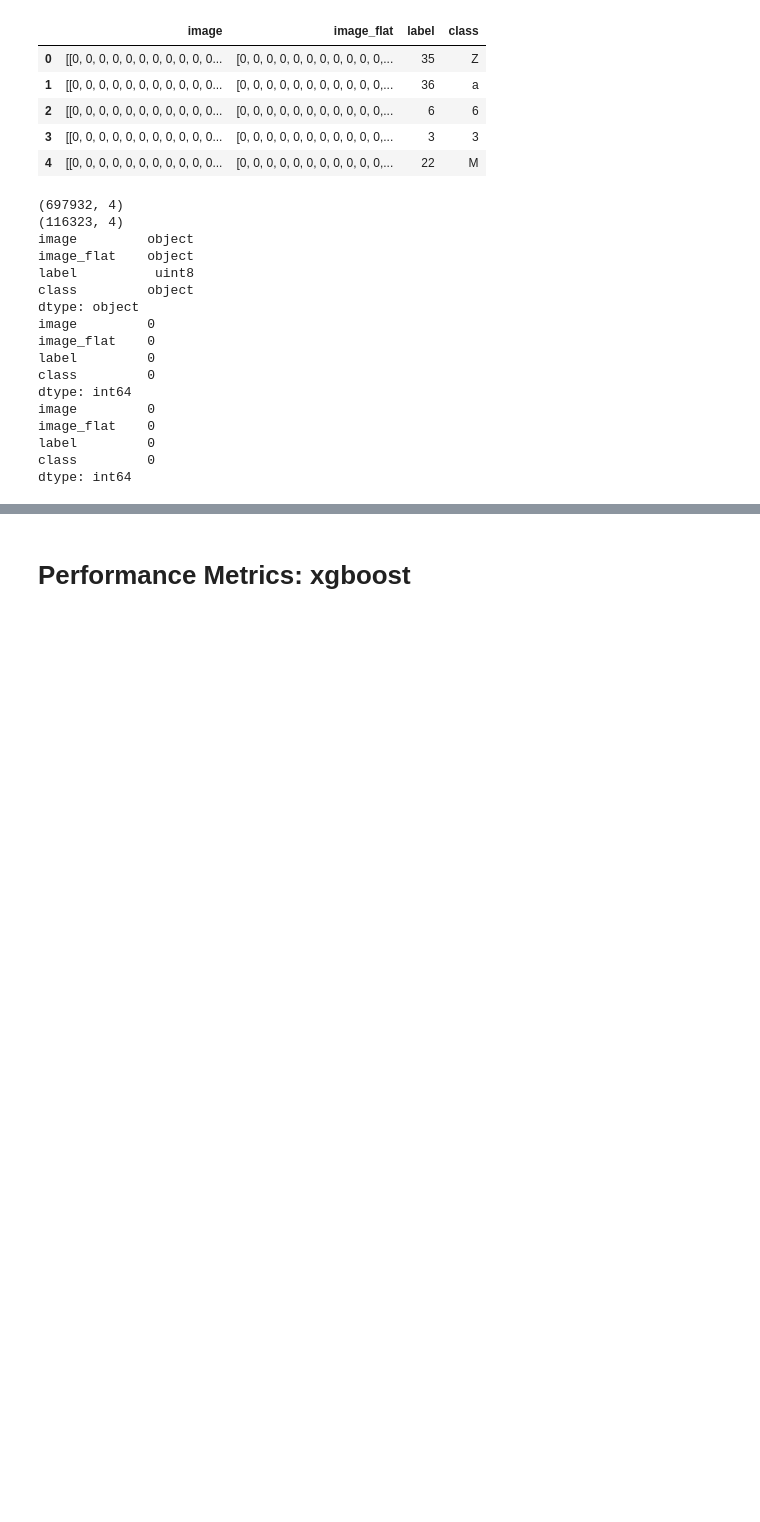
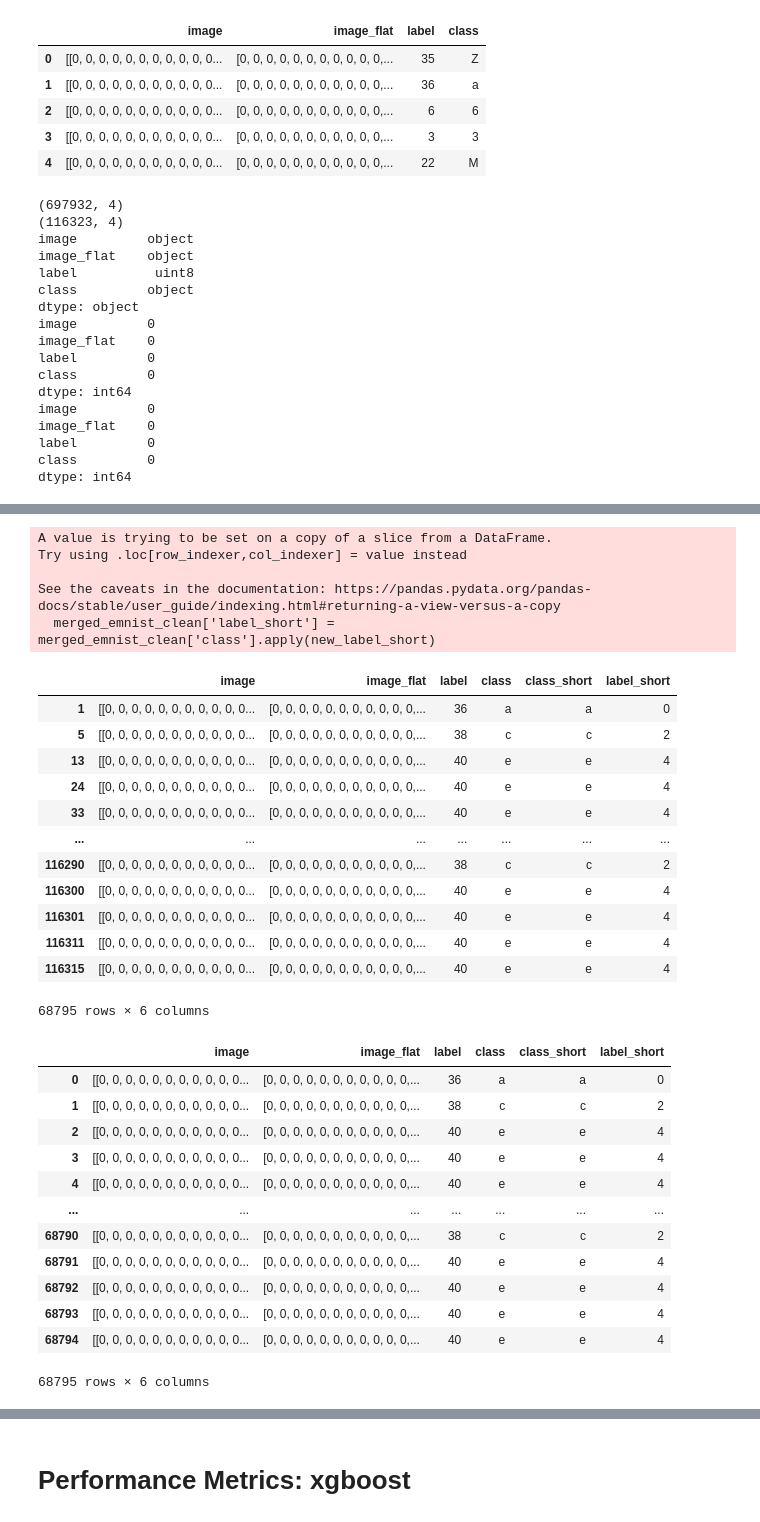
Before and after one commit to Kcole3/datasci_223, a Jupyter notebook: exercises/4-classification/Classification.ipynb, the cells around one changed output, grey strips where cells are left out. Saved outputs shown, nothing was run; the diff lists cells and outputs as text; code cells hidden in the pictures; blank space fills up the shorter version.

```diff
--- a/exercises/4-classification/Classification.ipynb
+++ b/exercises/4-classification/Classification.ipynb
@@ -307,3 +307,10 @@ valid_01.reset_index(drop=True, inplace=True)
 metrics_dict = {}
 
 # show_grid(train_01[:25], title="First 25 images of 0's and 1's")
+# %%
+#Create a symbols list for the data
+
+symbols_short = ['a', 'b', 'c', 'd', 'e', 'f', 'g']
+
+merged_emnist = pd.concat([train, valid], axis=0) #merge together the two datasets, so can split up into different train/test sets
+display(merged_emnist)
@@ -309,0 +331,46 @@ metrics_dict = {}
+# %%
+new_label_short = lambda x: symbols_short.index(x)
+
+merged_emnist['class_short'] = merged_emnist['class'].where(merged_emnist['class'].astype(str).str.contains('|'.join(symbols_short)), None)
+merged_emnist_clean = merged_emnist[merged_emnist['class_short'].notnull()]
+merged_emnist_clean['label_short'] = merged_emnist_clean['class'].apply(new_label_short)
+
+display(merged_emnist_clean)
+
+mask_clean = merged_emnist_clean['class_short'].apply(lambda x: x in symbols_short) #masking is a method of indexing in pandas
+merged_final = merged_emnist_clean[mask_clean]
+merged_final.reset_index(drop=True, inplace=True)
+
+display(merged_final)
+# %% [output]
+A value is trying to be set on a copy of a slice from a DataFrame.
+Try using .loc[row_indexer,col_indexer] = value instead
+
+See the caveats in the documentation: https://pandas.pydata.org/pandas-docs/stable/user_guide/indexing.html#returning-a-view-versus-a-copy
+  merged_emnist_clean['label_short'] = merged_emnist_clean['class'].apply(new_label_short)
+|  | image | image_flat | label | class | class_short | label_short |
+| 1 | [[0, 0, 0, 0, 0, 0, 0, 0, 0, 0, 0... | [0, 0, 0, 0, 0, 0, 0, 0, 0, 0, 0,... | 36 | a | a | 0 |
+| 5 | [[0, 0, 0, 0, 0, 0, 0, 0, 0, 0, 0... | [0, 0, 0, 0, 0, 0, 0, 0, 0, 0, 0,... | 38 | c | c | 2 |
+| 13 | [[0, 0, 0, 0, 0, 0, 0, 0, 0, 0, 0... | [0, 0, 0, 0, 0, 0, 0, 0, 0, 0, 0,... | 40 | e | e | 4 |
+| 24 | [[0, 0, 0, 0, 0, 0, 0, 0, 0, 0, 0... | [0, 0, 0, 0, 0, 0, 0, 0, 0, 0, 0,... | 40 | e | e | 4 |
+| 33 | [[0, 0, 0, 0, 0, 0, 0, 0, 0, 0, 0... | [0, 0, 0, 0, 0, 0, 0, 0, 0, 0, 0,... | 40 | e | e | 4 |
+| ... | ... | ... | ... | ... | ... | ... |
+| 116290 | [[0, 0, 0, 0, 0, 0, 0, 0, 0, 0, 0... | [0, 0, 0, 0, 0, 0, 0, 0, 0, 0, 0,... | 38 | c | c | 2 |
+| 116300 | [[0, 0, 0, 0, 0, 0, 0, 0, 0, 0, 0... | [0, 0, 0, 0, 0, 0, 0, 0, 0, 0, 0,... | 40 | e | e | 4 |
+| 116301 | [[0, 0, 0, 0, 0, 0, 0, 0, 0, 0, 0... | [0, 0, 0, 0, 0, 0, 0, 0, 0, 0, 0,... | 40 | e | e | 4 |
+| 116311 | [[0, 0, 0, 0, 0, 0, 0, 0, 0, 0, 0... | [0, 0, 0, 0, 0, 0, 0, 0, 0, 0, 0,... | 40 | e | e | 4 |
+| 116315 | [[0, 0, 0, 0, 0, 0, 0, 0, 0, 0, 0... | [0, 0, 0, 0, 0, 0, 0, 0, 0, 0, 0,... | 40 | e | e | 4 |
+68795 rows × 6 columns
+|  | image | image_flat | label | class | class_short | label_short |
+| 0 | [[0, 0, 0, 0, 0, 0, 0, 0, 0, 0, 0... | [0, 0, 0, 0, 0, 0, 0, 0, 0, 0, 0,... | 36 | a | a | 0 |
+| 1 | [[0, 0, 0, 0, 0, 0, 0, 0, 0, 0, 0... | [0, 0, 0, 0, 0, 0, 0, 0, 0, 0, 0,... | 38 | c | c | 2 |
+| 2 | [[0, 0, 0, 0, 0, 0, 0, 0, 0, 0, 0... | [0, 0, 0, 0, 0, 0, 0, 0, 0, 0, 0,... | 40 | e | e | 4 |
+| 3 | [[0, 0, 0, 0, 0, 0, 0, 0, 0, 0, 0... | [0, 0, 0, 0, 0, 0, 0, 0, 0, 0, 0,... | 40 | e | e | 4 |
+| 4 | [[0, 0, 0, 0, 0, 0, 0, 0, 0, 0, 0... | [0, 0, 0, 0, 0, 0, 0, 0, 0, 0, 0,... | 40 | e | e | 4 |
+| ... | ... | ... | ... | ... | ... | ... |
+| 68790 | [[0, 0, 0, 0, 0, 0, 0, 0, 0, 0, 0... | [0, 0, 0, 0, 0, 0, 0, 0, 0, 0, 0,... | 38 | c | c | 2 |
+| 68791 | [[0, 0, 0, 0, 0, 0, 0, 0, 0, 0, 0... | [0, 0, 0, 0, 0, 0, 0, 0, 0, 0, 0,... | 40 | e | e | 4 |
+| 68792 | [[0, 0, 0, 0, 0, 0, 0, 0, 0, 0, 0... | [0, 0, 0, 0, 0, 0, 0, 0, 0, 0, 0,... | 40 | e | e | 4 |
+| 68793 | [[0, 0, 0, 0, 0, 0, 0, 0, 0, 0, 0... | [0, 0, 0, 0, 0, 0, 0, 0, 0, 0, 0,... | 40 | e | e | 4 |
+| 68794 | [[0, 0, 0, 0, 0, 0, 0, 0, 0, 0, 0... | [0, 0, 0, 0, 0, 0, 0, 0, 0, 0, 0,... | 40 | e | e | 4 |
+68795 rows × 6 columns
```
Also changed, not shown: parts of 15 cells of this notebook.
